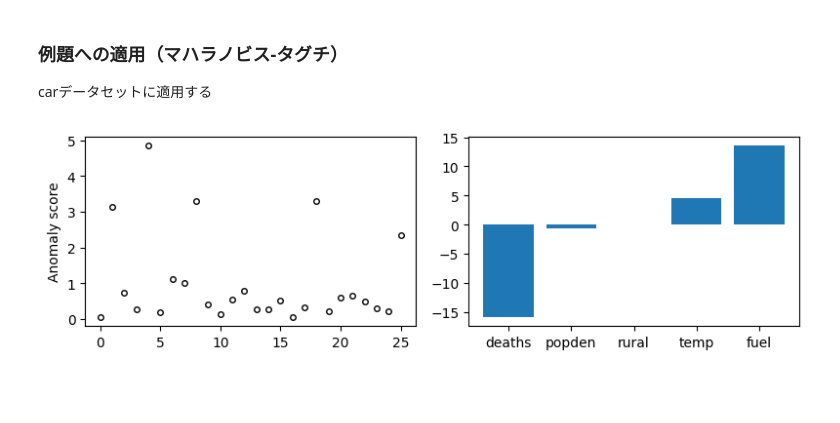
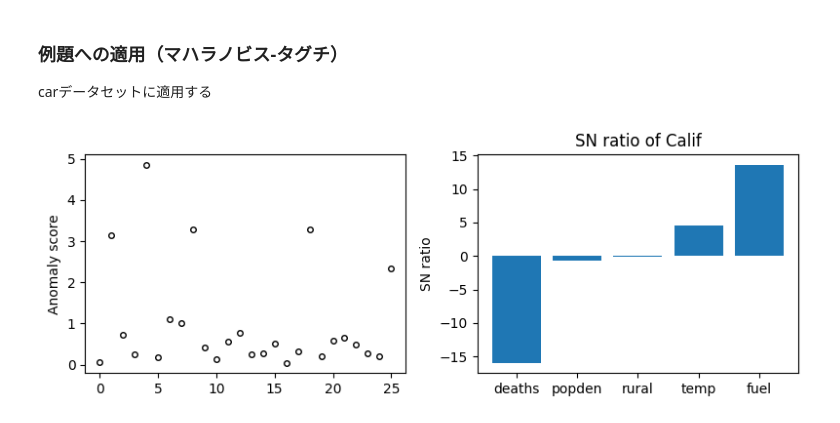
Before and after one commit to YK0729/AnomalyDetection, a Jupyter notebook: notebooks/Hotelling_multidimension.ipynb, the cells around one changed output. Saved outputs shown, nothing was run; the diff lists cells and outputs as text; code cells hidden in the pictures; blank space fills up the shorter version.

```diff
--- a/notebooks/Hotelling_multidimension.ipynb
+++ b/notebooks/Hotelling_multidimension.ipynb
@@ -321,12 +322,14 @@ cls.fit(df_car_log)
 anomaly_score = cls.get_anomaly_score(df_car_log)
 SN_score = cls.SN_score(df_car_log)
 # %%
-fig, ax = plt.subplots(1, 2, figsize=(8, 2.5))
+fig, ax = plt.subplots(1, 2, figsize=(8, 3))
 ax[0].plot(anomaly_score, marker="o", ls="", markerfacecolor="None", markeredgecolor="black", markersize=4)
 ax[0].set_ylabel("Anomaly score")
 ax[1].bar(df_car.columns, SN_score[4]) #カリフォルニアのデータのみ描画
+ax[1].set_ylabel("SN ratio")
+ax[1].set_title("SN ratio of Calif")
 plt.tight_layout()
 plt.show()
 plt.close()
 # %% [output]
-[figure, old version]
+[figure, new version]
```
Also changed, not shown: 1 other file.
